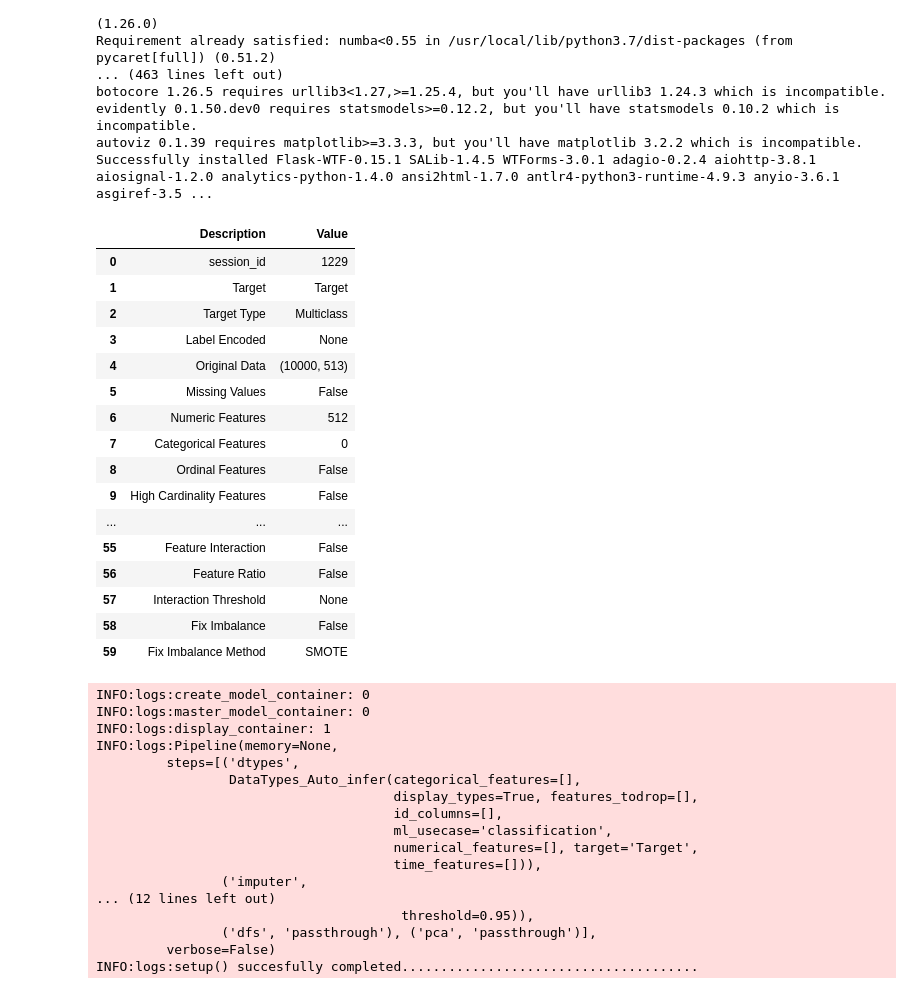
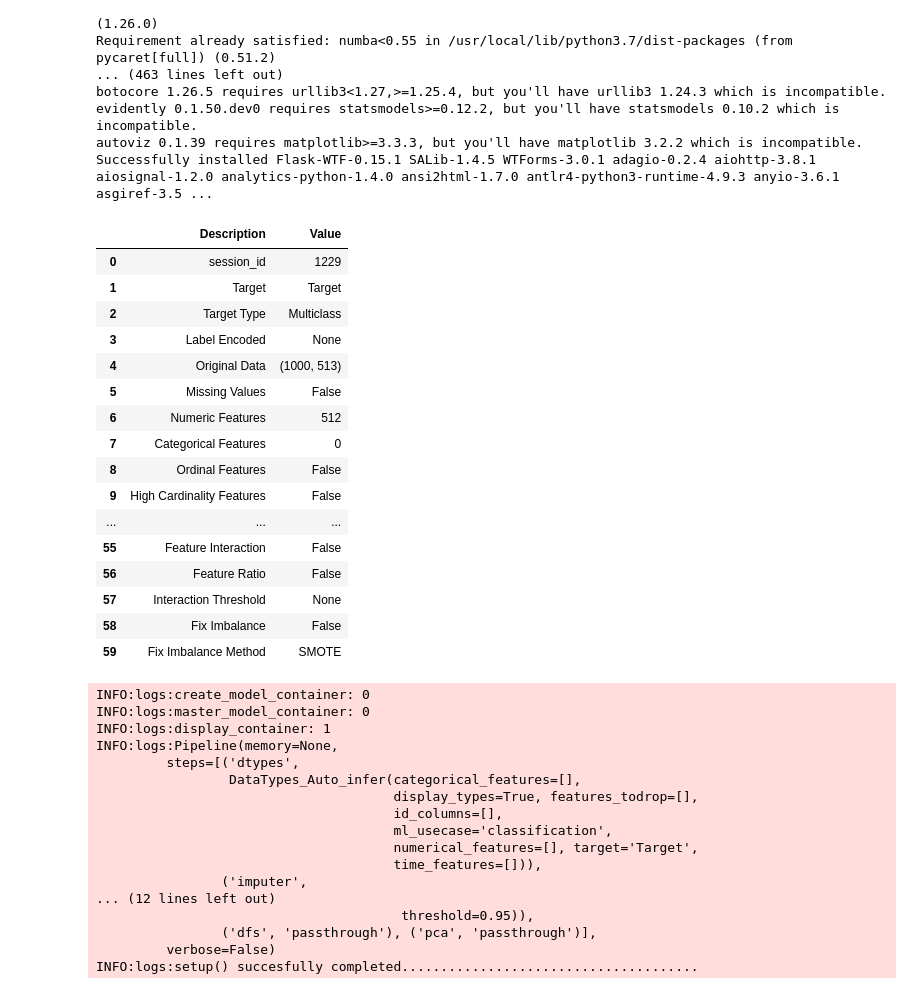
Before and after one commit to chi-yan/notebooks, a Jupyter notebook: Classifier_builder_with_PyCaret.ipynb, the cells around one changed output. Saved outputs shown, nothing was run; the diff lists cells and outputs as text; code cells hidden in the pictures.

```diff
--- a/Classifier_builder_with_PyCaret.ipynb
+++ b/Classifier_builder_with_PyCaret.ipynb
@@ -44,10 +44,10 @@ len(categories)
 # %% [output]
 29655
 # %%
-embeddings = embed(descriptions[0:10000])
+embeddings = embed(descriptions[0:2000]) #train set [0:1000], test [1000:2000]
 # %%
 x = embeddings
-y = categories[0:10000]
+y = categories[0:2000]
 # %%
 import numpy as np
 
@@ -203,15 +203,15 @@ evidently 0.1.50.dev0 requires statsmodels>=0.12.2, but you'll have statsmodels
 autoviz 0.1.39 requires matplotlib>=3.3.3, but you'll have matplotlib 3.2.2 which is incompatible.
 Successfully installed Flask-WTF-0.15.1 SALib-1.4.5 WTForms-3.0.1 adagio-0.2.4 aiohttp-3.8.1 aiosignal-1.2.0 analytics-python-1.4.0 ansi2html-1.7.0 antlr4-python3-runtime-4.9.3 anyio-3.6.1 asgiref-3.5 ...
 # %%
-clf = setup(data = data, target = 'Target',session_id=1229,normalize=True,transformation=True,ignore_low_variance=True,
+clf = setup(data = data[0:1000], target = 'Target',session_id=1229,normalize=True,transformation=True,ignore_low_variance=True,
            remove_multicollinearity=True, multicollinearity_threshold=0.95)
 # %% [output]
 |  | Description | Value |
 | 0 | session_id | 1229 |
 | 1 | Target | Target |
 | 2 | Target Type | Multiclass |
 | 3 | Label Encoded | None |
-| 4 | Original Data | (10000, 513) |
+| 4 | Original Data | (1000, 513) |
 | 5 | Missing Values | False |
 | 6 | Numeric Features | 512 |
 | 7 | Categorical Features | 0 |
```
Also changed, not shown: parts of 12 cells of this notebook.
